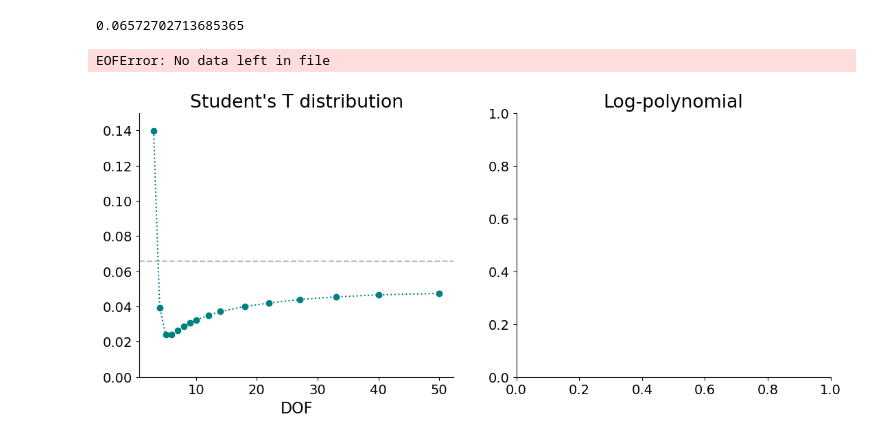
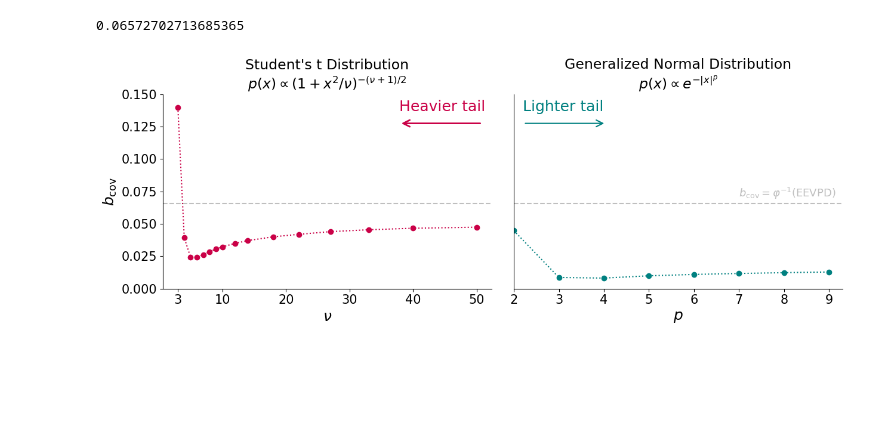
Before and after one commit to reubenharry/sampler-benchmarks, a Jupyter notebook: papers/uHMC/identifying_failure.ipynb, the cells around one changed output. Cells and saved outputs as stored; diff of their text form; code cells hidden in the pictures; blank space fills up the shorter version.

Commit message:
done with the tails study

```diff
--- a/papers/uHMC/identifying_failure.ipynb
+++ b/papers/uHMC/identifying_failure.ipynb
@@ -7,9 +7,9 @@ from sampler_evaluation.models.student_t import StudentT, Power
 
 
 plt.style.use('../../style.mplstyle')
-plt.rcParams['xtick.labelsize'] = 14
-plt.rcParams['ytick.labelsize'] = 14
-plt.rcParams['font.size'] = 16
+plt.rcParams['xtick.labelsize'] = 15
+plt.rcParams['ytick.labelsize'] = 15
+plt.rcParams['font.size'] = 18
 
 
 #model_name = 'StudentT'
@@ -74,43 +75,63 @@ b_root
 # %% [output]
 0.06572702713685365
 # %%
+from matplotlib.patches import FancyArrowPatch
 
 def get_data(names):
 
     bias = []
 
     for name in names:
 
         X = np.load(scratch + name + '.npz')
         bias.append(np.median(X['bias'][:, -1]))
 
     return np.sqrt(bias)
 
 
 plt.figure(figsize = (13, 5))
-plt.subplot(1, 2, 1)
+
+ax1 = plt.subplot(1, 2, 1)
 params, names = get_names('StudentT')
 
 bias = get_data(names)
-plt.plot(params, bias, 'o:', color= 'teal')
+plt.plot(params, bias, 'o:', color= 'xkcd:ruby')
 plt.axhline(b_root, ls= '--', color = 'grey', alpha= 0.5)
-plt.title("Student's T distribution")
+plt.title("Student's t Distribution\n" + r"$p(x) \propto (1 + x^2/\nu )^{-(\nu + 1)/2}$", fontsize = 17)
+
 plt.ylim(0, 0.15)
-plt.xlabel('DOF')
+plt.xlabel(r'$\nu$')
+plt.ylabel(r'$b_{\mathrm{cov}}$')
+plt.xticks([3, 10, 20, 30, 40, 50])
+ax1.text(0.85, 0.97, "Heavier tail", ha='center', va='top', transform=ax1.transAxes, color='xkcd:ruby')
+ax1.add_patch(FancyArrowPatch((0.97, 0.85), (1-0.28, 0.85),
+                               transform=ax1.transAxes,
+                               arrowstyle='->', mutation_scale=20, lw=2, color='xkcd:ruby'))
 
-plt.subplot(1, 2, 2)
-plt.title('Log-polynomial')
+
+ax2 = plt.subplot(1, 2, 2)
+plt.title('Generalized Normal Distribution\n' + r'$p(x) \propto e^{-\vert x \vert^p}$', fontsize = 17)
 
 params, names = get_names('Power')
 bias = get_data(names)
 plt.plot(params, bias, 'o:', color= 'teal')
 plt.axhline(b_root, ls= '--', color = 'grey', alpha= 0.5)
+plt.text(7, b_root + 0.005, r'$b_{\mathrm{cov}} = \varphi^{-1}(\mathrm{EEVPD})$', color= 'grey', alpha = 0.5, fontsize = 13)
 plt.ylim(0, 0.15)
 plt.xlim(2, 9.3)
-plt.xlabel('power')
 
+plt.xlabel(r'$p$')
+
+ax2.text(0.15, 0.97, "Lighter tail", ha='center', va='top', transform=ax2.transAxes, color='teal')
+ax2.add_patch(FancyArrowPatch((0.03, 0.85), (0.28, 0.85),
+                               transform=ax2.transAxes,
+                               arrowstyle='->', mutation_scale=20, lw=1.5, color='teal'))
+
+#ax2.text(-0.03, 0.8, "Gaussian", ha='center', va='top', transform=ax2.transAxes, rotation = 90)
+
+plt.yticks([])
 plt.tight_layout()
+plt.savefig('tails.pdf')
 plt.show()
 # %% [output]
-EOFError: No data left in file
-[figure, old version]
+[figure, new version]
```
Also changed, not shown: parts of 1 cell of this notebook, 2 other files.
